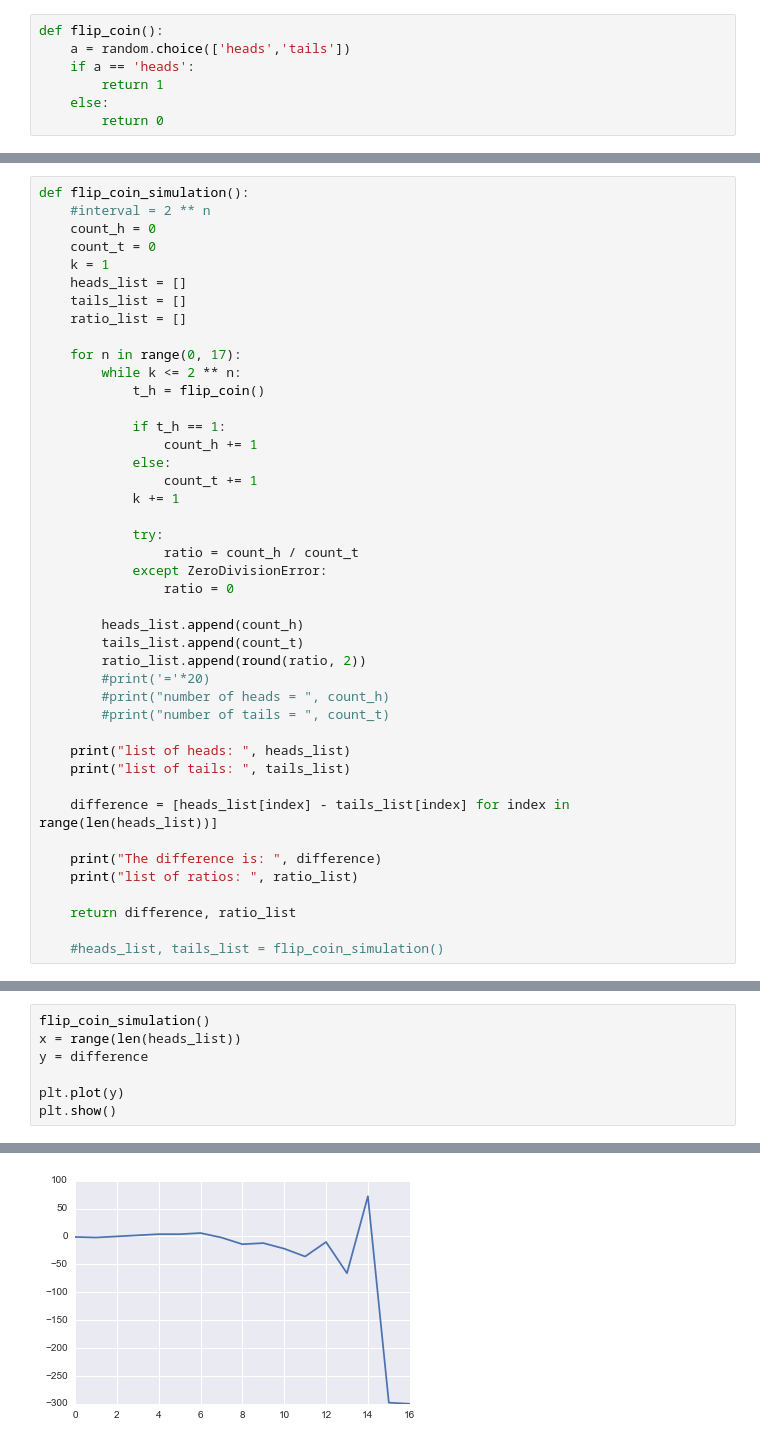
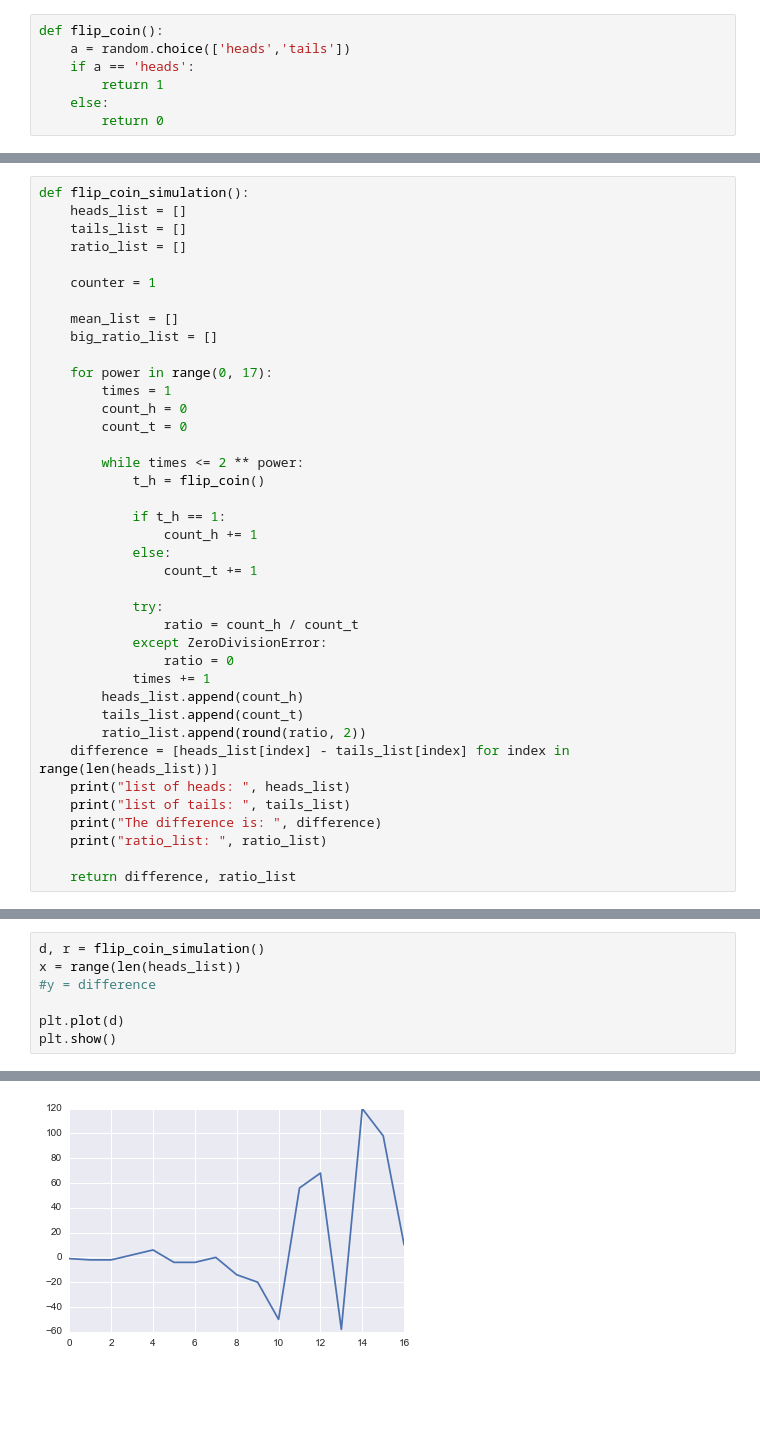
Before and after one commit to ArtyomMinsk/Flipping_Out, a Jupyter notebook: Coin_Flips.ipynb, the cells around one changed output, grey strips where cells are left out. Saved outputs shown, nothing was run; the diff lists cells and outputs as text; blank space fills up the shorter version.

```diff
--- a/Coin_Flips.ipynb
+++ b/Coin_Flips.ipynb
@@ -16,43 +20,39 @@ def flip_coin():
 # %%
 def flip_coin_simulation():
-    #interval = 2 ** n
-    count_h = 0
-    count_t = 0
-    k = 1
     heads_list = []
     tails_list = []
     ratio_list = []
 
-    for n in range(0, 17):
-        while k <= 2 ** n:
+    counter = 1
+
+    mean_list = []
+    big_ratio_list = []
+
+    for power in range(0, 17):
+        times = 1
+        count_h = 0
+        count_t = 0
+
+        while times <= 2 ** power:
             t_h = flip_coin()
 
             if t_h == 1:
                 count_h += 1
             else:
                 count_t += 1
-            k += 1
 
             try:
                 ratio = count_h / count_t
             except ZeroDivisionError:
                 ratio = 0
-
+            times += 1
         heads_list.append(count_h)
         tails_list.append(count_t)
         ratio_list.append(round(ratio, 2))
-        #print('='*20)
-        #print("number of heads = ", count_h)
-        #print("number of tails = ", count_t)
-
+    difference = [heads_list[index] - tails_list[index] for index in range(len(heads_list))]
     print("list of heads: ", heads_list)
     print("list of tails: ", tails_list)
-
-    difference = [heads_list[index] - tails_list[index] for index in range(len(heads_list))]
-
     print("The difference is: ", difference)
-    print("list of ratios: ", ratio_list)
+    print("ratio_list: ", ratio_list)
 
     return difference, ratio_list
-
-    #heads_list, tails_list = flip_coin_simulation()
@@ -59,8 +61,8 @@ def flip_coin_simulation():
 # %%
-flip_coin_simulation()
+d, r = flip_coin_simulation()
 x = range(len(heads_list))
-y = difference
+#y = difference
 
-plt.plot(y)
+plt.plot(d)
 plt.show()
 # %% [output]
@@ -71 +73 @@ list of ratios:  [0.0, 0.0, 0.33, 0.33, 1.0, 1.13, 1.46, 1.25, 0.95, 1.04, 0.99,
-[figure, old version]
+[figure, new version]
```
Also changed, not shown: parts of 11 cells of this notebook, 1 other file.
